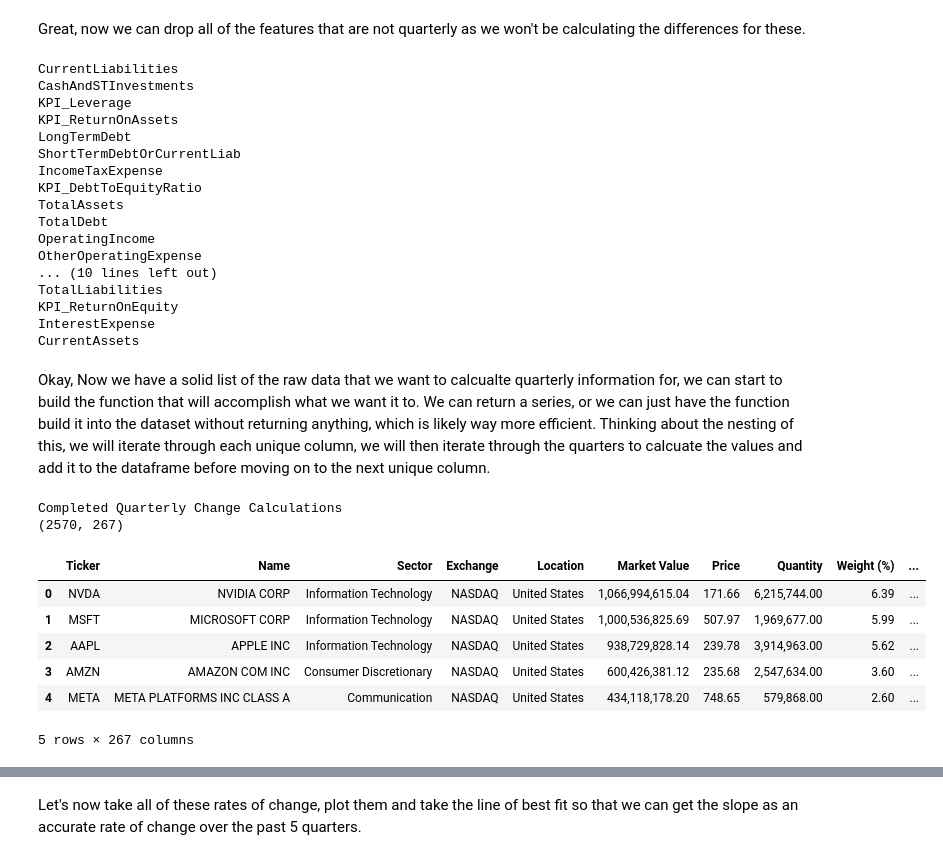
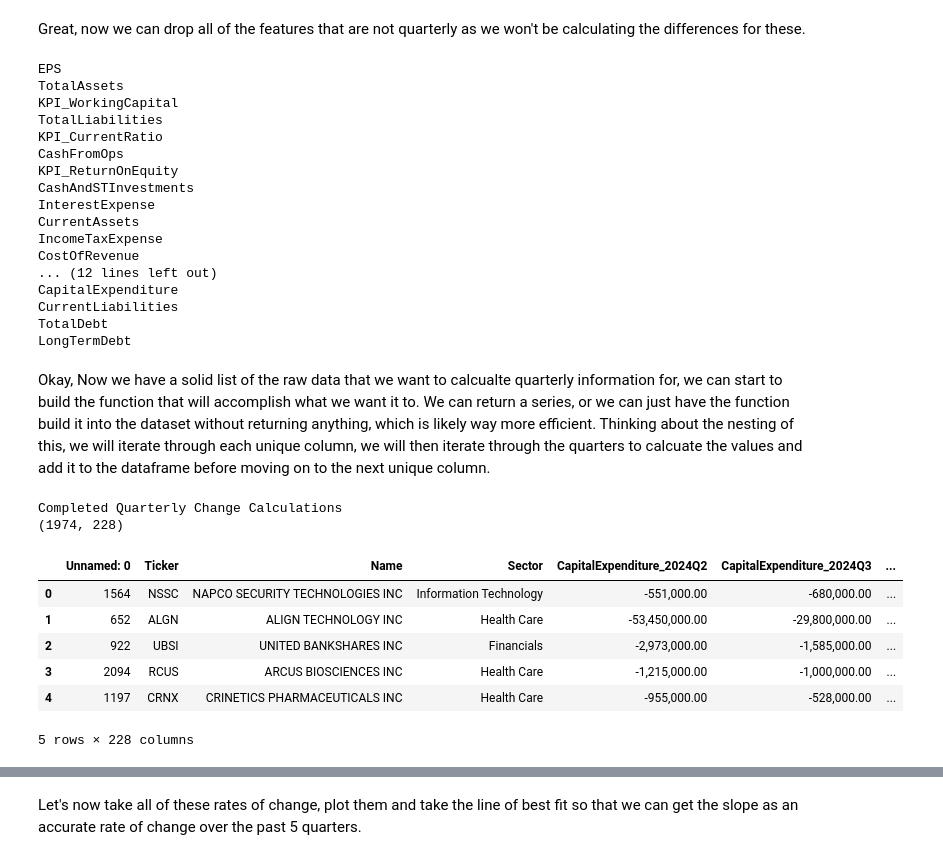
Before and after one commit to tmacpherson6/machine_learning_in_fundamental_valuations, a Jupyter notebook: Notebooks/Thomas/Feature_Engineering_Part_II.ipynb, the cells around one changed output, grey strips where cells are left out. Saved outputs shown, nothing was run; the diff lists cells and outputs as text; code cells hidden in the pictures.

```diff
--- a/Notebooks/Thomas/Feature_Engineering_Part_II.ipynb
+++ b/Notebooks/Thomas/Feature_Engineering_Part_II.ipynb
@@ -73,0 +53,6 @@ dataset.shape
+# %%
+train_file = 'X_train_filled_KPIs.csv'
+test_file =  'X_test_filled_KPIs.csv'
+train_dataset = pd.read_csv(train_file)
+test_dataset = pd.read_csv(test_file)
+print(train_dataset.head())
@@ -75,8 +84,8 @@ dataset.shape
 Alright, now that we have it all loaded, we are going to have to look at quarterly changes. From the quarterly changes we can start calculating the rate of change etc. The best way to do this I think will be to design a function that will output a series that we can then just add into the dataframe. As parameters, it will take our original dataframe, the fature and the quarters to calculate the change. First, let's get a list of all the columns that we will need to calculate this for.
 # %%
 # Let's create a copy of the dataset so that we can merge data back to it later
-original_df = dataset.copy()
-columns = dataset.columns
+original_train_df = train_dataset.copy()
+columns = train_dataset.columns
 for column in columns:
     print(column)
 # %% [output]
@@ -100,7 +109,7 @@ Inflation 2025Q1
 # %% [markdown]
 Okay, so the easy part is the quarters so let's build a list of quarters
 # %%
-quarters = ['_2024Q2','_2024Q3','_2024Q4','_2025Q1','_2025Q2']
+quarters = ['_2024Q2','_2024Q3','_2024Q4','_2025Q1']
 # %% [markdown]
 Now, we need to create a list of unique columns. We can do this by iterating trhough splitting adding to a set and then creating a list.
 # %%
@@ -136,29 +145,29 @@ CurrentAssets
 # %% [markdown]
 Great, now we can drop all of the features that are not quarterly as we won't be calculating the differences for these.
 # %%
-drop = {'Notional','Name','Ticker','Exchange','Price','Quantity','Sector','Market','Location','Weight','Inflation','Unemployment','IndustrialProd','GDP','InterestRate'}
+drop = {'Unnamed:','Name','Ticker','Exchange','Sector','Market','Location','Inflation','Unemployment','IndustrialProd','GDP','GDPReal','InterestRate'}
 
 unique_columns = [c for c in unique_columns if c not in drop]
 for c in unique_columns:
     print(c)
 # %% [output]
-CurrentLiabilities
+EPS
+TotalAssets
+KPI_WorkingCapital
+TotalLiabilities
+KPI_CurrentRatio
+CashFromOps
+KPI_ReturnOnEquity
 CashAndSTInvestments
-KPI_Leverage
-KPI_ReturnOnAssets
-LongTermDebt
-ShortTermDebtOrCurrentLiab
-IncomeTaxExpense
-KPI_DebtToEquityRatio
-TotalAssets
-TotalDebt
-OperatingIncome
-OtherOperatingExpense
-... (10 lines left out)
-TotalLiabilities
-KPI_ReturnOnEquity
 InterestExpense
 CurrentAssets
+IncomeTaxExpense
+CostOfRevenue
+... (12 lines left out)
+CapitalExpenditure
+CurrentLiabilities
+TotalDebt
+LongTermDebt
 # %% [markdown]
 Okay, Now we have a solid list of the raw data that we want to calcualte quarterly information for, we can start to build the function that will accomplish what we want it to. We can return a series, or we can just have the function build it into the dataset without returning anything, which is likely way more efficient. Thinking about the nesting of this, we will iterate through each unique column, we will then iterate through the quarters to calcuate the values and add it to the dataframe before moving on to the next unique column.
 # %%
@@ -179,16 +188,16 @@ def quarterly_changes(dataset, unique_columns, quarters):
     return dataset
 # %%
 # Run the function to see the output
-dataset = quarterly_changes(dataset, unique_columns, quarters)
-print(dataset.shape)
-dataset.head()
+train_dataset = quarterly_changes(train_dataset, unique_columns, quarters)
+print(train_dataset.shape)
+train_dataset.head()
 # %% [output]
 Completed Quarterly Change Calculations
-(2570, 267)
+(1974, 228)
-|  | Ticker | Name | Sector | Exchange | Location | Market Value | Price | Quantity | Weight (%) | ... |
-| 0 | NVDA | NVIDIA CORP | Information Technology | NASDAQ | United States | 1,066,994,615.04 | 171.66 | 6,215,744.00 | 6.39 | ... |
-| 1 | MSFT | MICROSOFT CORP | Information Technology | NASDAQ | United States | 1,000,536,825.69 | 507.97 | 1,969,677.00 | 5.99 | ... |
-| 2 | AAPL | APPLE INC | Information Technology | NASDAQ | United States | 938,729,828.14 | 239.78 | 3,914,963.00 | 5.62 | ... |
-| 3 | AMZN | AMAZON COM INC | Consumer Discretionary | NASDAQ | United States | 600,426,381.12 | 235.68 | 2,547,634.00 | 3.60 | ... |
-| 4 | META | META PLATFORMS INC CLASS A | Communication | NASDAQ | United States | 434,118,178.20 | 748.65 | 579,868.00 | 2.60 | ... |
+|  | Unnamed: 0 | Ticker | Name | Sector | CapitalExpenditure_2024Q2 | CapitalExpenditure_2024Q3 | ... |
+| 0 | 1564 | NSSC | NAPCO SECURITY TECHNOLOGIES INC | Information Technology | -551,000.00 | -680,000.00 | ... |
+| 1 | 652 | ALGN | ALIGN TECHNOLOGY INC | Health Care | -53,450,000.00 | -29,800,000.00 | ... |
+| 2 | 922 | UBSI | UNITED BANKSHARES INC | Financials | -2,973,000.00 | -1,585,000.00 | ... |
+| 3 | 2094 | RCUS | ARCUS BIOSCIENCES INC | Health Care | -1,215,000.00 | -1,000,000.00 | ... |
+| 4 | 1197 | CRNX | CRINETICS PHARMACEUTICALS INC | Health Care | -955,000.00 | -528,000.00 | ... |
-5 rows × 267 columns
+5 rows × 228 columns
```
Also changed, not shown: parts of 18 cells of this notebook, 1 other file.
